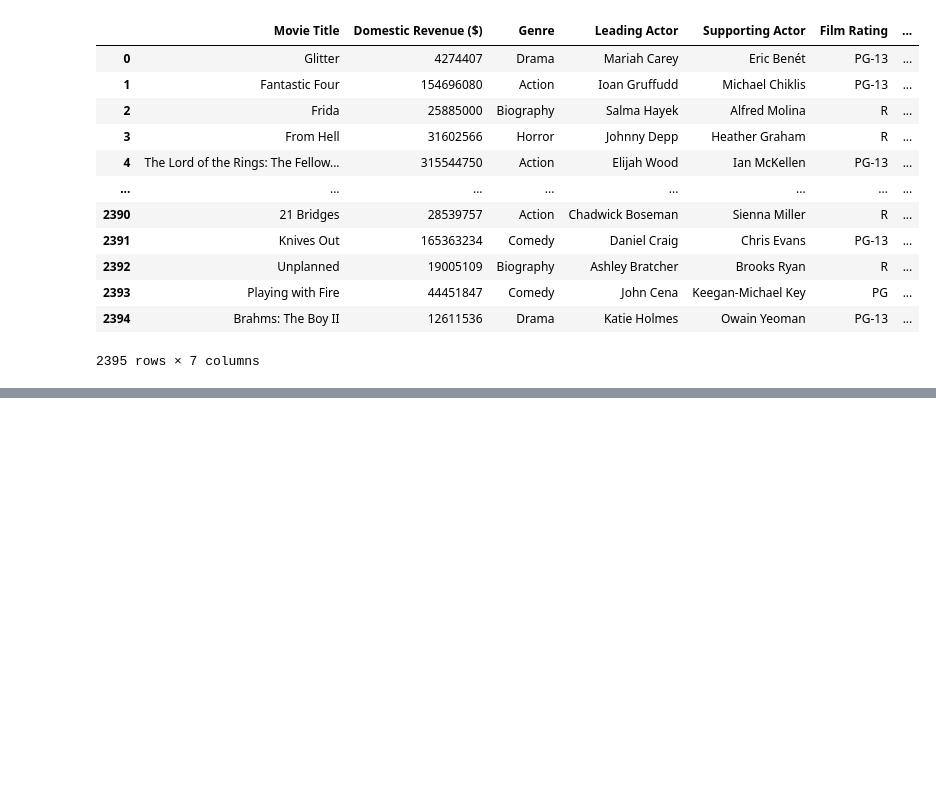
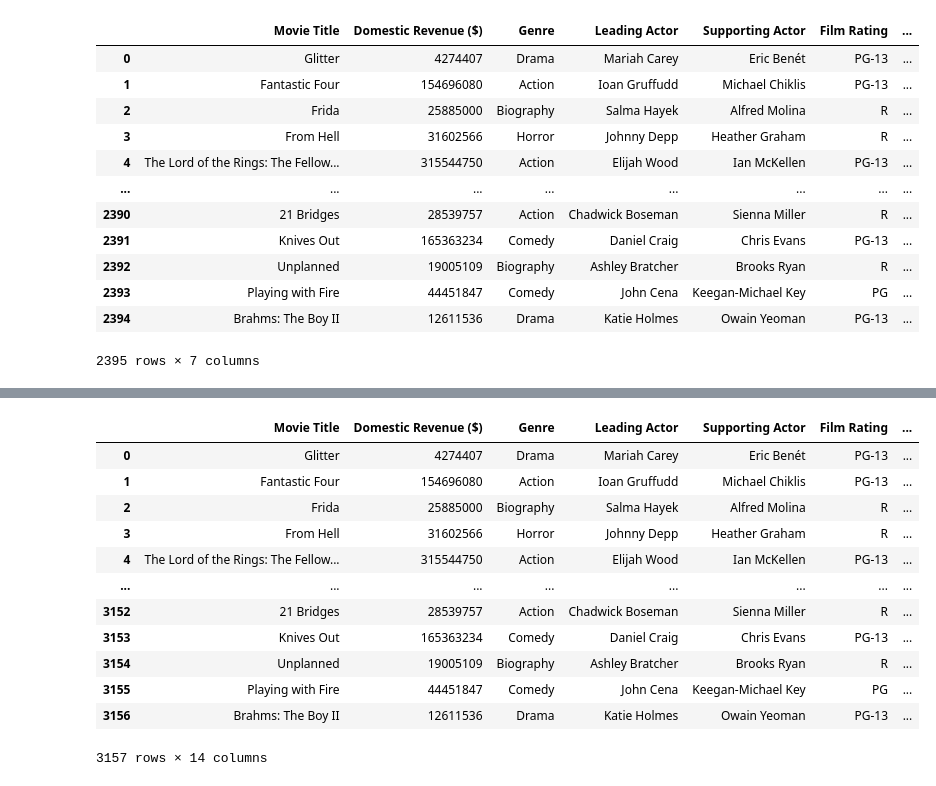
Before and after one commit to Armand57araujo/i-tickets, a Jupyter notebook: pythonnotebook.ipynb, the cells around one changed output, grey strips where cells are left out. Cells and saved outputs as stored; diff of their text form; code cells hidden in the pictures; blank space fills up the shorter version.

```diff
--- a/pythonnotebook.ipynb
+++ b/pythonnotebook.ipynb
@@ -1566,0 +1582,4 @@ Index: []
+# %%
+rename_houston_gross_data_df = houston_gross_data_df.rename(columns={'movie':'Movie Title', 'estimated_city_gross':'Houston Revenue ($)'})
+new_houston_df = rename_houston_gross_data_df.drop(['city', 'theater_count'], axis=1)
+new_houston_df
@@ -1566,0 +1653,16 @@ Index: []
+# %%
+merge_movies_cities_df
+# %% [output]
+|  | Movie Title | Domestic Revenue ($) | Genre | Leading Actor | Supporting Actor | Film Rating | ... |
+| 0 | Glitter | 4274407 | Drama | Mariah Carey | Eric Benét | PG-13 | ... |
+| 1 | Fantastic Four | 154696080 | Action | Ioan Gruffudd | Michael Chiklis | PG-13 | ... |
+| 2 | Frida | 25885000 | Biography | Salma Hayek | Alfred Molina | R | ... |
+| 3 | From Hell | 31602566 | Horror | Johnny Depp | Heather Graham | R | ... |
+| 4 | The Lord of the Rings: The Fellow... | 315544750 | Action | Elijah Wood | Ian McKellen | PG-13 | ... |
+| ... | ... | ... | ... | ... | ... | ... | ... |
+| 3152 | 21 Bridges | 28539757 | Action | Chadwick Boseman | Sienna Miller | R | ... |
+| 3153 | Knives Out | 165363234 | Comedy | Daniel Craig | Chris Evans | PG-13 | ... |
+| 3154 | Unplanned | 19005109 | Biography | Ashley Bratcher | Brooks Ryan | R | ... |
+| 3155 | Playing with Fire | 44451847 | Comedy | John Cena | Keegan-Michael Key | PG | ... |
+| 3156 | Brahms: The Boy II | 12611536 | Drama | Katie Holmes | Owain Yeoman | PG-13 | ... |
+3157 rows × 14 columns
```
Also changed, not shown: parts of 18 cells of this notebook, 7 other files.
